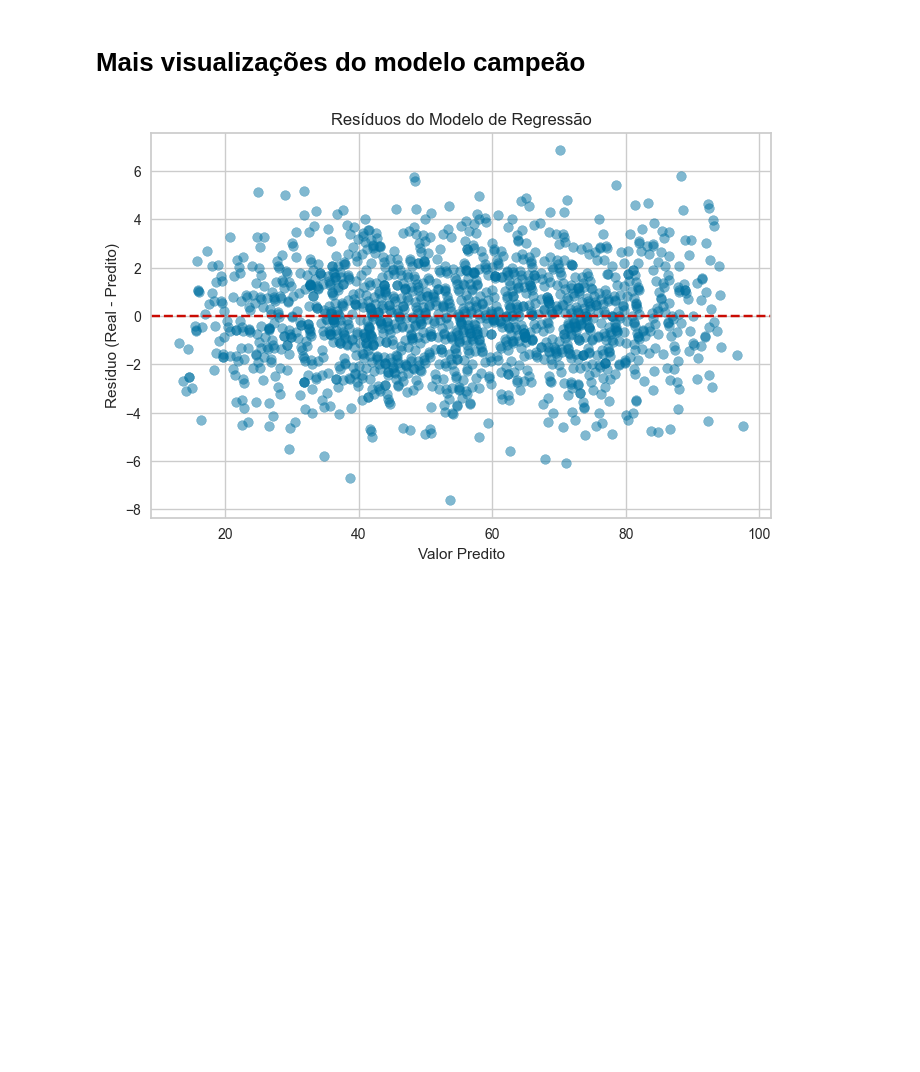
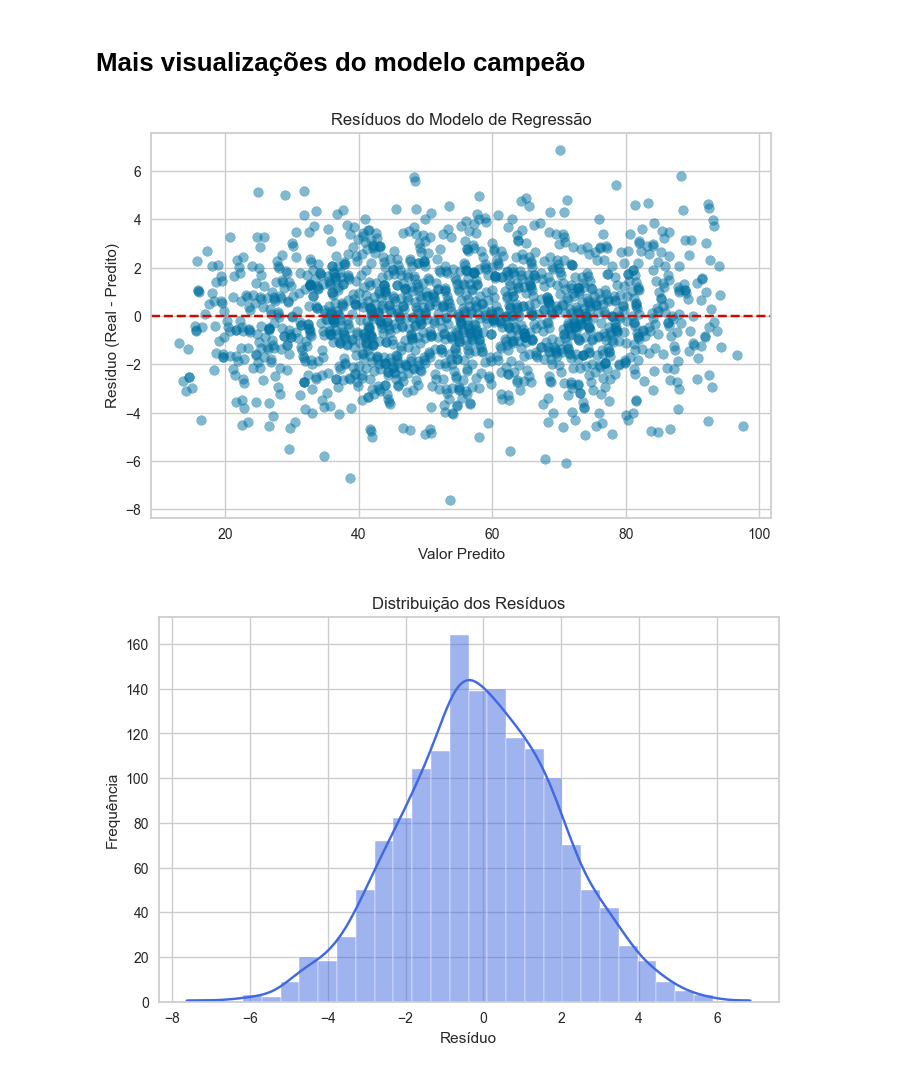
Before and after one commit to A-UTech/mat-aplicada-ia-preditiva-2ano, a Jupyter notebook: ia-preditiva.ipynb, the cells around one changed output. Drawn from its saved outputs; the diff is of its cells as text; code cells hidden in the pictures; blank space fills up the shorter version.

```diff
--- a/ia-preditiva.ipynb
+++ b/ia-preditiva.ipynb
@@ -215,30 +232,39 @@ if problema == "classificacao":
         ax.bar_label(container, labels=[f'{v.get_height()*100:.2f}%' for v in container])
     plt.show()
 
     matriz = confusion_matrix(y_teste, y_pred, labels=modelos[melhor].classes_)
     disp = ConfusionMatrixDisplay(confusion_matrix=matriz, display_labels=modelos[melhor].classes_)
     disp.plot(cmap=plt.cm.viridis)
     plt.grid(False)
     plt.title('Matriz de Confusão')
     plt.show()
 
     visualizer = yb.ClassificationReport(
                                         modelos[melhor],
                                         classes=modelos[melhor].classes_,
                                         cmap= "Greens")
     visualizer.fit(x_treino, y_treino)
     visualizer.score(x_teste, y_teste)
     visualizer.show()
 
 else:
     residuos = y_teste - y_pred
 
     plt.figure(figsize=(8,5))
     plt.scatter(y_pred, residuos, alpha=0.5)
     plt.axhline(y=0, color="r", linestyle="--")
     plt.xlabel("Valor Predito")
     plt.ylabel("Resíduo (Real - Predito)")
     plt.title("Resíduos do Modelo de Regressão")
     plt.show()
+
+    # histograma
+    plt.figure(figsize=(8,5))
+    sns.histplot(residuos, bins=30, kde=True, color="royalblue")
+    plt.title("Distribuição dos Resíduos")
+    plt.xlabel("Resíduo")
+    plt.ylabel("Frequência")
+    plt.show()
 # %% [output]
 [figure]
+[figure, added]
```
Also changed, not shown: parts of 4 cells of this notebook, 2 other files.
